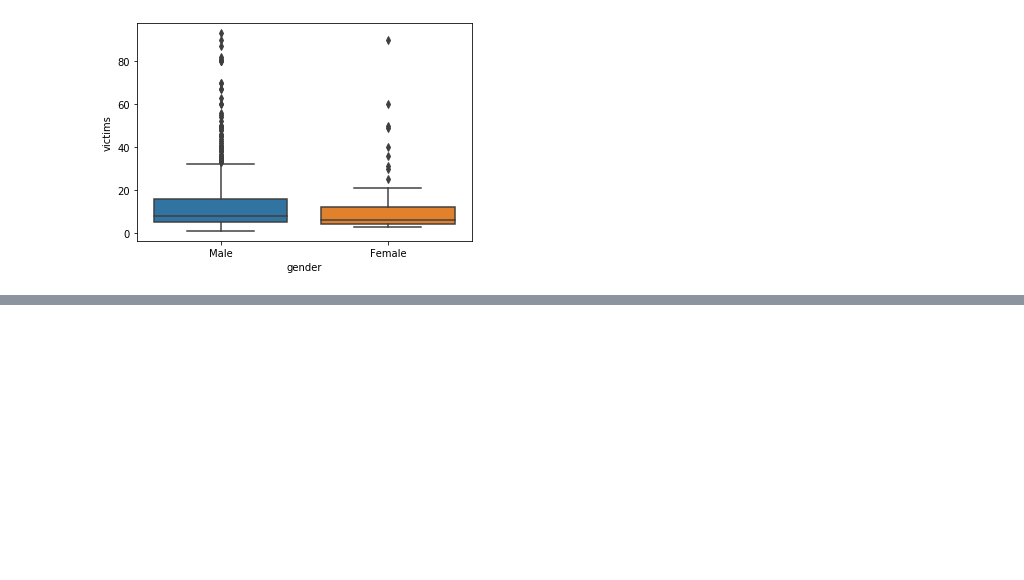
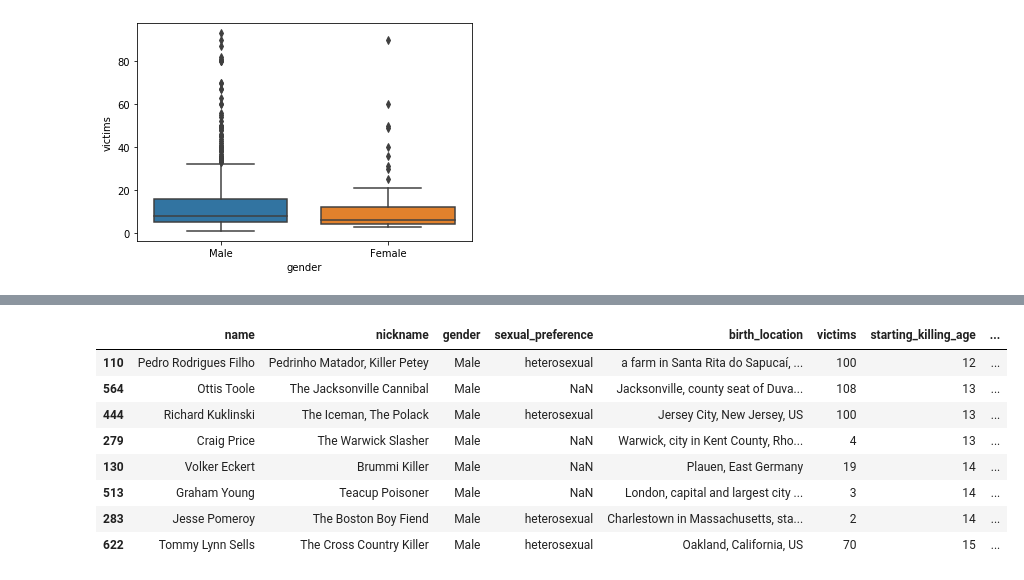
Before and after one commit to Gabjure/project-visualizing-real-world-data, a Jupyter notebook: project-visualizing-real-world-data_final.ipynb, the cells around one changed output, grey strips where cells are left out. Drawn from its saved outputs; the diff is of its cells as text; code cells hidden in the pictures; blank space fills up the shorter version.

```diff
--- a/project-visualizing-real-world-data_final.ipynb
+++ b/project-visualizing-real-world-data_final.ipynb
@@ -314,0 +329,15 @@ px.bar(serial_killer,  y = 'victims', x = 'name', color = 'active_countries', he
+# %%
+best_options_2 = serial_killer[['name', 'nickname', 'gender', 'sexual_preference', 'birth_location','victims','starting_killing_age',
+               'active_countries', 'total_active_years']].sort_values('starting_killing_age', ascending = True).head(8)
+# %%
+best_options_2
+# %% [output]
+|  | name | nickname | gender | sexual_preference | birth_location | victims | starting_killing_age | ... |
+| 110 | Pedro Rodrigues Filho | Pedrinho Matador, Killer Petey | Male | heterosexual | a farm in Santa Rita do Sapucaí, ... | 100 | 12 | ... |
+| 564 | Ottis Toole | The Jacksonville Cannibal | Male | NaN | Jacksonville, county seat of Duva... | 108 | 13 | ... |
+| 444 | Richard Kuklinski | The Iceman, The Polack | Male | heterosexual | Jersey City, New Jersey, US | 100 | 13 | ... |
+| 279 | Craig Price | The Warwick Slasher | Male | NaN | Warwick, city in Kent County, Rho... | 4 | 13 | ... |
+| 130 | Volker Eckert | Brummi Killer | Male | NaN | Plauen, East Germany | 19 | 14 | ... |
+| 513 | Graham Young | Teacup Poisoner | Male | NaN | London, capital and largest city ... | 3 | 14 | ... |
+| 283 | Jesse Pomeroy | The Boston Boy Fiend | Male | heterosexual | Charlestown in Massachusetts, sta... | 2 | 14 | ... |
+| 622 | Tommy Lynn Sells | The Cross Country Killer | Male | heterosexual | Oakland, California, US | 70 | 15 | ... |
```
Also changed, not shown: parts of 11 cells of this notebook.
